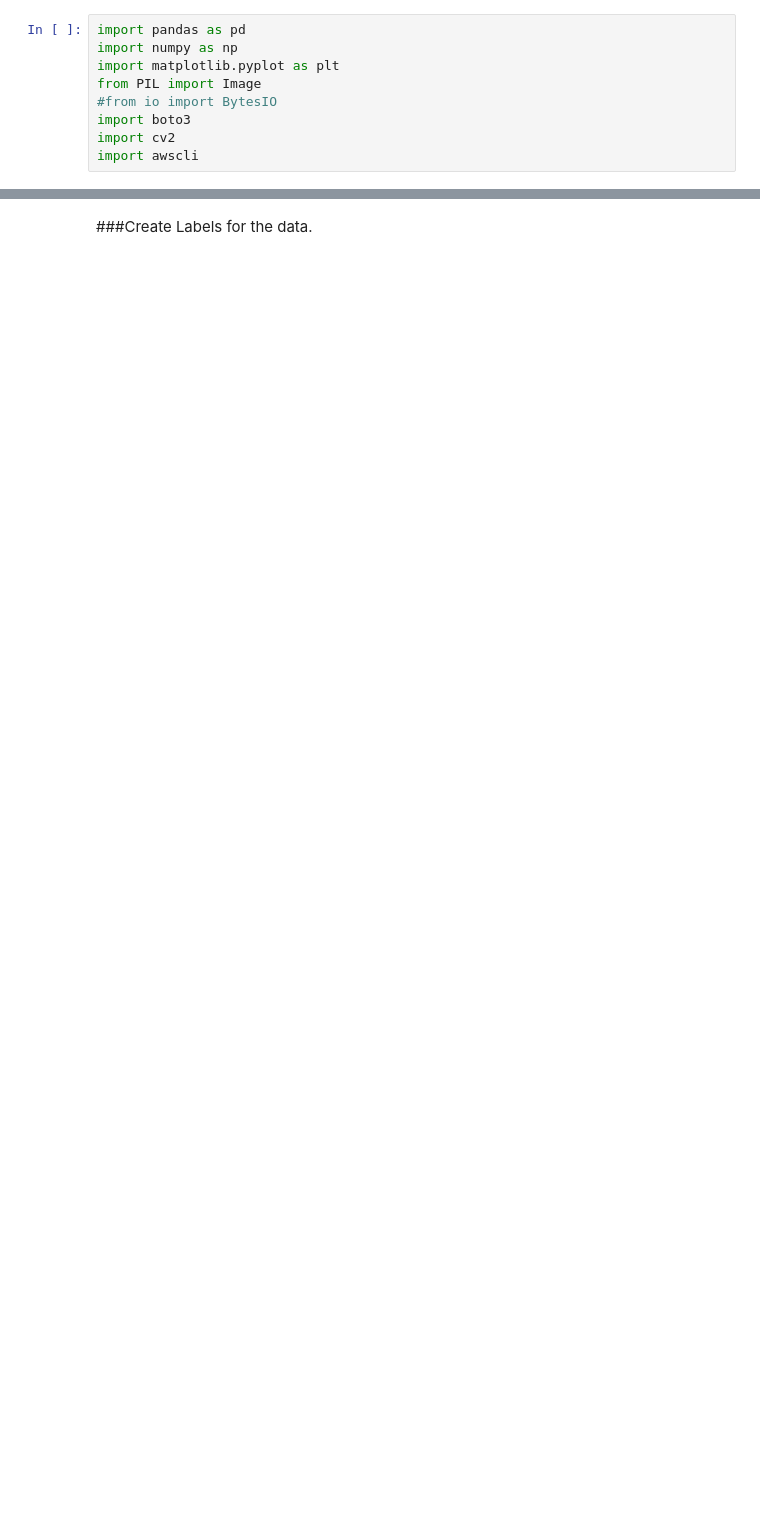
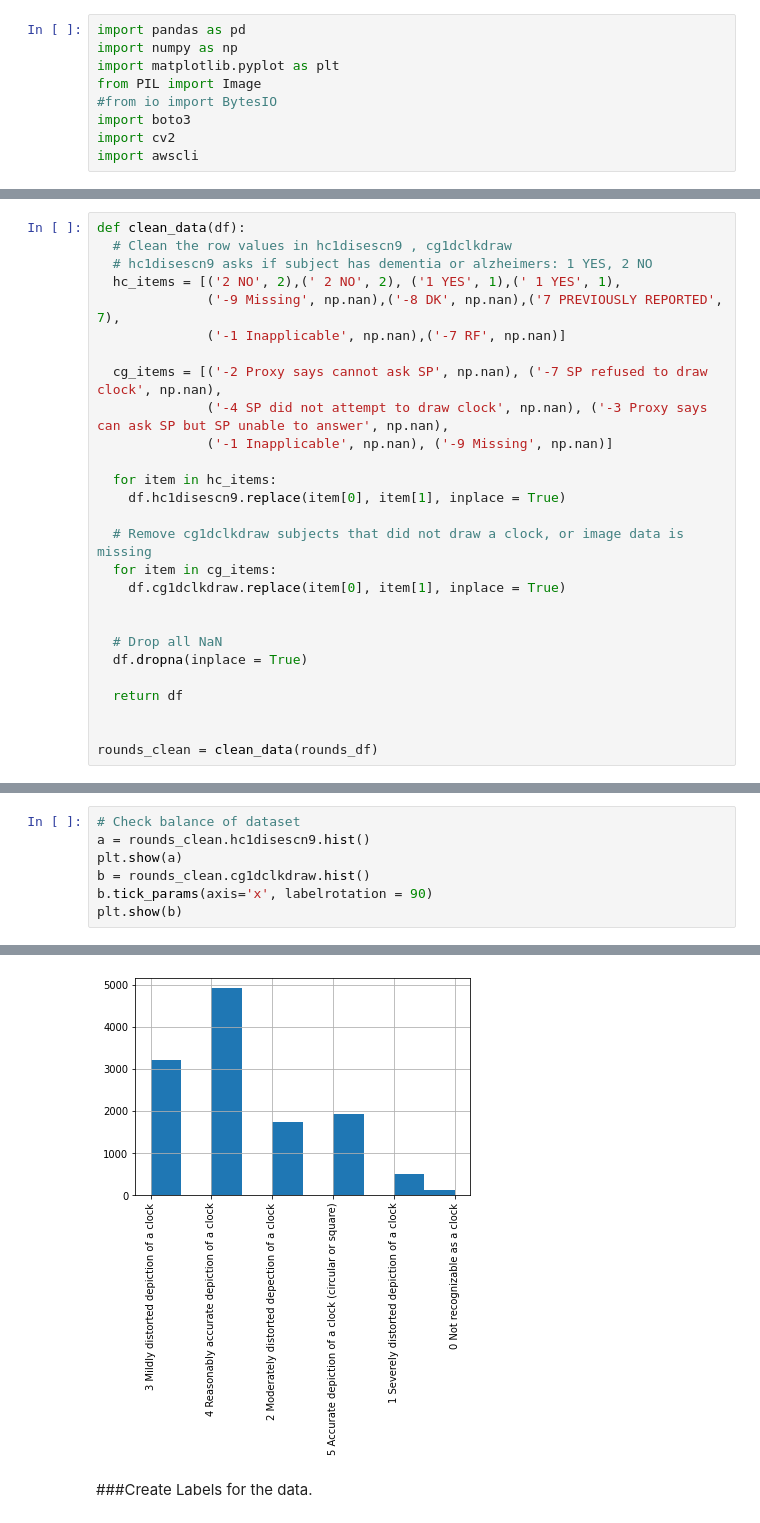
Before and after one commit to ian-byrne/MADSmilestone2, a Jupyter notebook: SIADS695_clock_image.ipynb, the cells around one changed output, grey strips where cells are left out. Drawn from its saved outputs; the diff is of its cells as text; blank space fills up the shorter version.

```diff
--- a/SIADS695_clock_image.ipynb
+++ b/SIADS695_clock_image.ipynb
@@ -145,2 +89,29 @@ rounds1_10
+# %%
+def clean_data(df):
+  # Clean the row values in hc1disescn9 , cg1dclkdraw
+  # hc1disescn9 asks if subject has dementia or alzheimers: 1 YES, 2 NO
+  hc_items = [('2 NO', 2),(' 2 NO', 2), ('1 YES', 1),(' 1 YES', 1),
+              ('-9 Missing', np.nan),('-8 DK', np.nan),('7 PREVIOUSLY REPORTED', 7),
+              ('-1 Inapplicable', np.nan),('-7 RF', np.nan)]
+
+  cg_items = [('-2 Proxy says cannot ask SP', np.nan), ('-7 SP refused to draw clock', np.nan),
+              ('-4 SP did not attempt to draw clock', np.nan), ('-3 Proxy says can ask SP but SP unable to answer', np.nan),
+              ('-1 Inapplicable', np.nan), ('-9 Missing', np.nan)]
+
+  for item in hc_items:
+    df.hc1disescn9.replace(item[0], item[1], inplace = True)
+
+  # Remove cg1dclkdraw subjects that did not draw a clock, or image data is missing
+  for item in cg_items:
+    df.cg1dclkdraw.replace(item[0], item[1], inplace = True)
+
+
+  # Drop all NaN
+  df.dropna(inplace = True)
+
+  return df
+
+
+rounds_clean = clean_data(rounds_df)
 # %%
 #Check that we only have 1, 2, 7 data points and subjects that have drawn clocks
@@ -160,0 +126,8 @@ rounds1_10.hc1disescn9.hist()
+# %%
+# Check balance of dataset
+a = rounds_clean.hc1disescn9.hist()
+plt.show(a)
+b = rounds_clean.cg1dclkdraw.hist()
+b.tick_params(axis='x', labelrotation = 90)
+plt.show(b)
+# %% [output]
@@ -161,2 +135,3 @@ rounds1_10.hc1disescn9.hist()
+[figure, added]
 # %% [markdown]
 ###Create Labels for the data.
```
Also changed, not shown: parts of 13 cells of this notebook.
